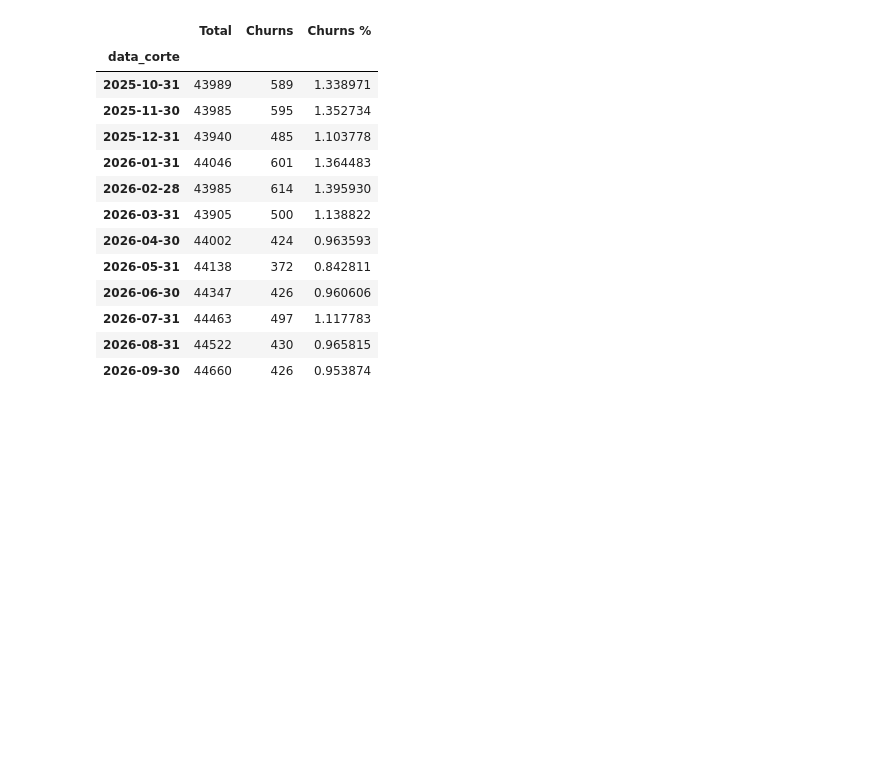
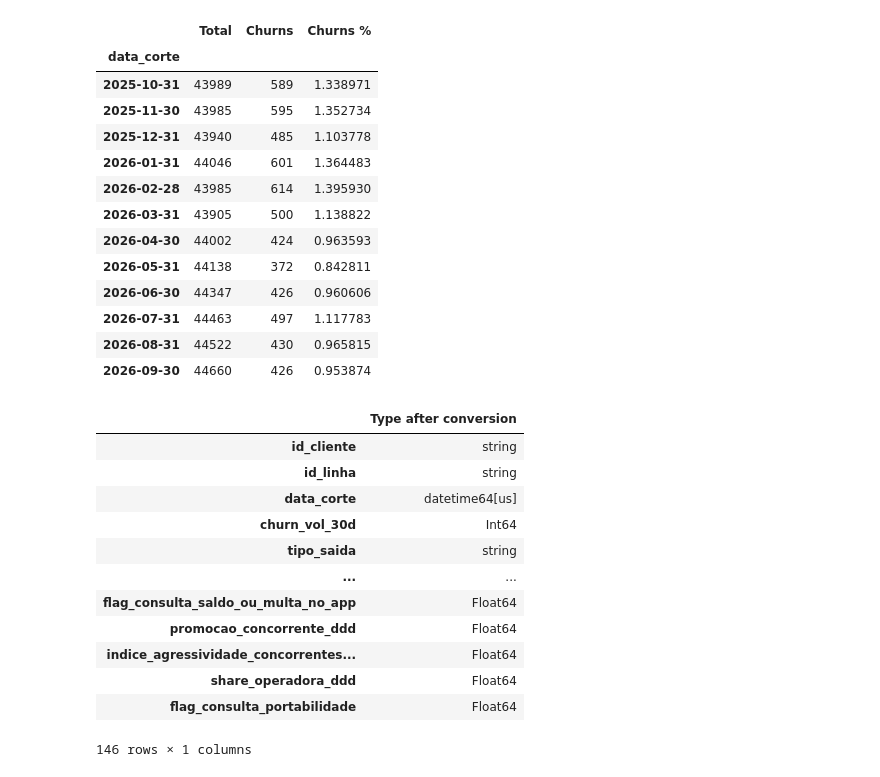
Before and after one commit to marciodosanjos/classification-churn, a Jupyter notebook: notebooks/01_exploracao.ipynb, the cells around one changed output. Saved outputs shown, nothing was run; the diff lists cells and outputs as text; code cells hidden in the pictures; blank space fills up the shorter version.

```diff
--- a/notebooks/01_exploracao.ipynb
+++ b/notebooks/01_exploracao.ipynb
@@ -108,0 +120,68 @@ display(monthly_churn_summary)
+# %%
+#fixing types
+
+df_clean = df_without_duplicates.copy()
+
+dictionary = pd.read_csv("../data/raw/base_churn_pos_50k_dicionario.csv")
+
+# Create a map: column name → dictionary type
+type_mapping = dictionary.set_index("coluna")["tipo"].to_dict() #select tipo and convert result, originally Series, into a dict
+
+# Adapts data types to accept null values in pandas
+# Acept null values means: a column may contain values of the defined type and missing values, without needing to switch to another type
+pandas_types = {
+    "str": "string",
+    "int64": "Int64",
+    "float64": "Float64"
+}
+
+#Create a new dictionary containing the type_mapping entries whose columns exist in df_clean.
+#For each type, if it is a key in `pandas_types`, replace it with the corresponding value; otherwise, retain the original type.
+new_mapping = {}
+for column, dtype in type_mapping.items():
+    if column in df_clean.columns:
+        adapted_type = pandas_types.get(dtype, dtype)
+        new_mapping[column] = adapted_type
+
+type_mapping = new_mapping
+
+# # Define the exceptions
+date_columns = ["data_corte", "data_churn", "data_ativacao"]
+
+date_formats = {
+    "data_corte": "%Y-%m-%d",  # Ex.: 2025-10-31
+    "data_churn": "%d/%m/%Y"   # Ex.: 23/02/2024
+}
+
+for column in date_columns:
+    type_mapping.pop(column, None)
+
+type_mapping["id_cliente"] = "string"
+type_mapping["id_linha"] = "string"
+type_mapping["ddd"] = "string"
+
+# Apply conversions
+df_clean = df_clean.astype(type_mapping)
+
+for column, date_format in date_formats.items():
+    df_clean[column] = pd.to_datetime(
+        df_clean[column],
+        format="ISO8601",
+        errors="raise"
+    )
+
+display(df_clean.dtypes.to_frame("Type after conversion"))
+# %% [output]
+|  | Type after conversion |
+| id_cliente | string |
+| id_linha | string |
+| data_corte | datetime64[us] |
+| churn_vol_30d | Int64 |
+| tipo_saida | string |
+| ... | ... |
+| flag_consulta_saldo_ou_multa_no_app | Float64 |
+| promocao_concorrente_ddd | Float64 |
+| indice_agressividade_concorrentes... | Float64 |
+| share_operadora_ddd | Float64 |
+| flag_consulta_portabilidade | Float64 |
+146 rows × 1 columns
```
Also changed, not shown: parts of 4 cells of this notebook, 1 other file.
